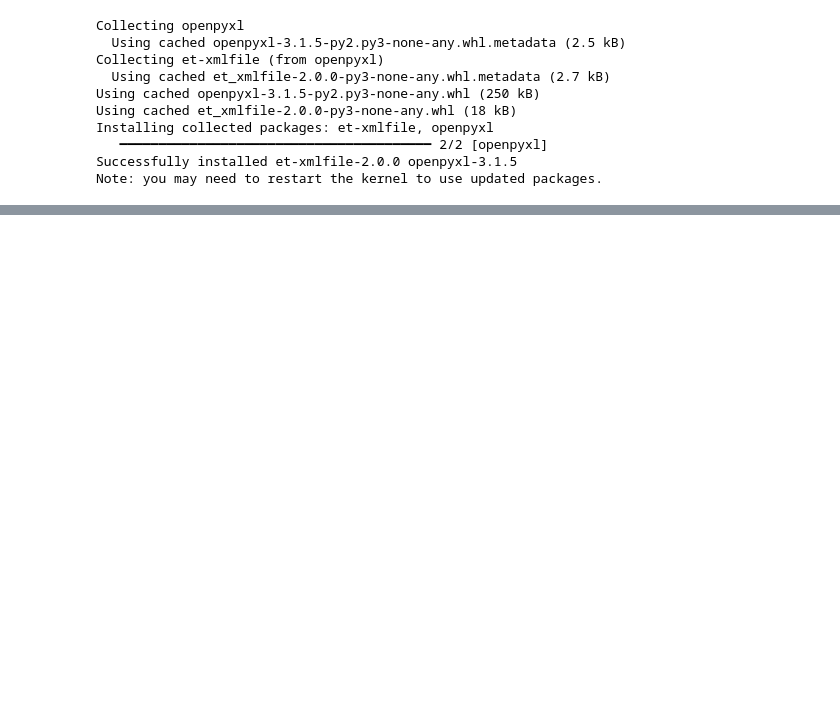
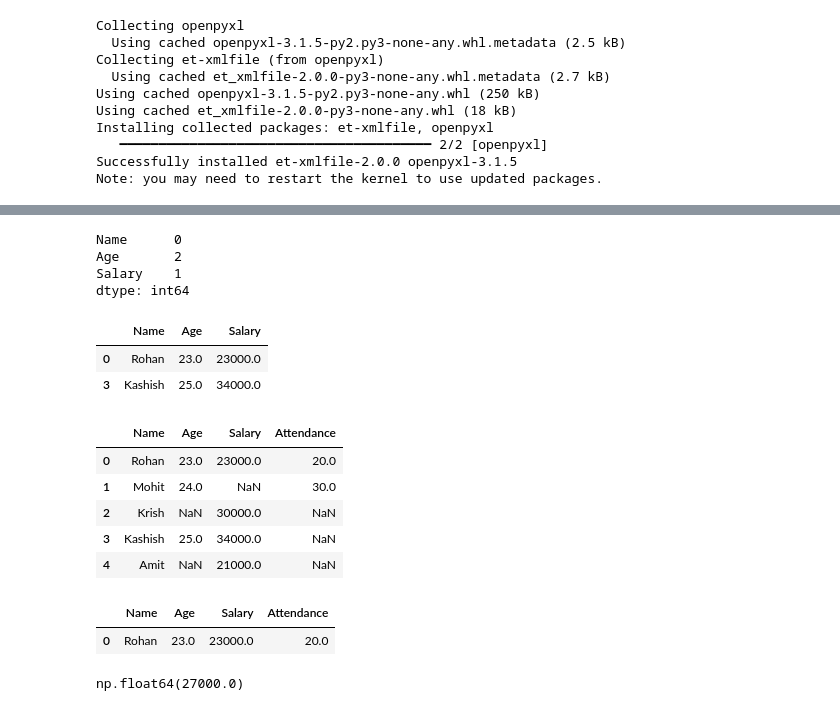
Before and after one commit to datasciencekibaatein/Machine-Learning-Batches, a Jupyter notebook: MachineLearning78/pandasLectures/01-lecture.ipynb, the cells around one changed output, grey strips where cells are left out. Saved outputs shown, nothing was run; the diff lists cells and outputs as text; code cells hidden in the pictures; blank space fills up the shorter version.

```diff
--- a/MachineLearning78/pandasLectures/01-lecture.ipynb
+++ b/MachineLearning78/pandasLectures/01-lecture.ipynb
@@ -179,0 +264,8 @@ temp.to_excel("SpecificRecords.xlsx")
+# %%
+data = {
+    'Name':["Rohan","Mohit","Krish","Kashish","Amit"],
+    'Age':[23,24,np.nan,25,np.nan],
+    'Salary':[23000,np.nan,30000,34000,21000]
+}
+# %%
+df = pd.DataFrame(data)
@@ -179,0 +293,7 @@ temp.to_excel("SpecificRecords.xlsx")
+# %%
+df.isnull().sum()
+# %% [output]
+Name      0
+Age       2
+Salary    1
+dtype: int64
@@ -179,0 +302,23 @@ temp.to_excel("SpecificRecords.xlsx")
+# %%
+df_dropped
+# %% [output]
+|  | Name | Age | Salary |
+| 0 | Rohan | 23.0 | 23000.0 |
+| 3 | Kashish | 25.0 | 34000.0 |
+# %%
+df['Attendance']=[20,30,np.nan,np.nan,np.nan]
+# %%
+df
+# %% [output]
+|  | Name | Age | Salary | Attendance |
+| 0 | Rohan | 23.0 | 23000.0 | 20.0 |
+| 1 | Mohit | 24.0 | NaN | 30.0 |
+| 2 | Krish | NaN | 30000.0 | NaN |
+| 3 | Kashish | 25.0 | 34000.0 | NaN |
+| 4 | Amit | NaN | 21000.0 | NaN |
+# %%
+df_subset = df.dropna(subset=['Attendance','Salary'])
+df_subset
+# %% [output]
+|  | Name | Age | Salary | Attendance |
+| 0 | Rohan | 23.0 | 23000.0 | 20.0 |
@@ -179,0 +327,4 @@ temp.to_excel("SpecificRecords.xlsx")
+# %%
+df['Salary'].mean()
+# %% [output]
+np.float64(27000.0)
```
Also changed, not shown: parts of 25 cells of this notebook, 4 other files.
